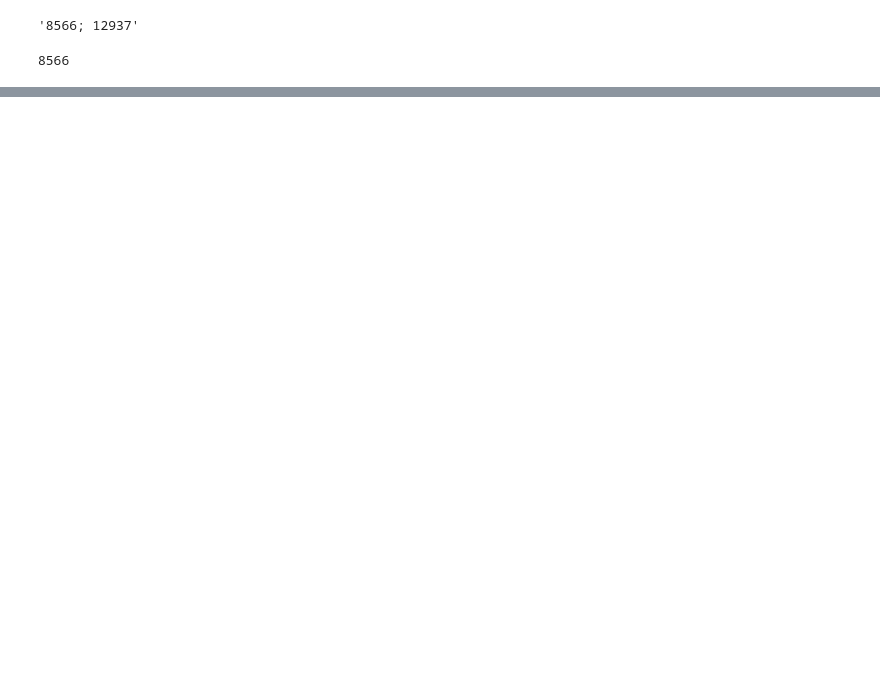
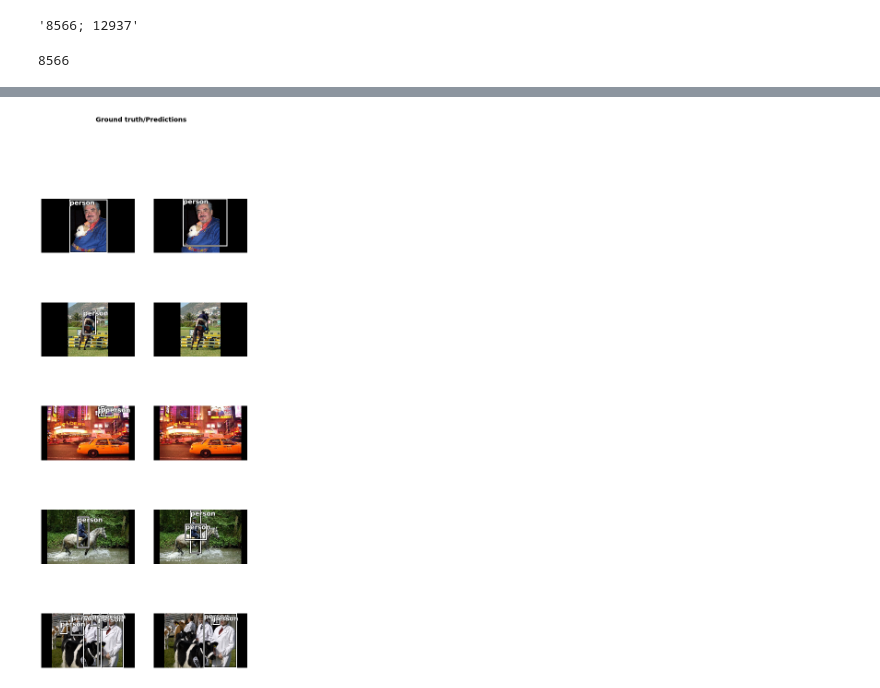
Before and after one commit to Mersive-Technologies/yolov3, a Jupyter notebook: fastai.ipynb, the cells around one changed output, grey strips where cells are left out. Drawn from its saved outputs; the diff is of its cells as text; code cells hidden in the pictures; blank space fills up the shorter version.

```diff
--- a/fastai.ipynb
+++ b/fastai.ipynb
@@ -71,7 +68,9 @@ data.show_batch(rows=2, ds_type=DatasetType.Valid, figsize=(8,8))
 # %%
 # Finally we have everything we need to make a learner
 learner = Learner(data, model, loss_func=partial(loss_func, model))
-learner.show_results()
+learner.show_results(rows=5)
+# %% [output]
+[figure, added]
 # %%
 # lr_find(learner)
 # %%
```
Also changed, not shown: parts of 7 cells of this notebook, 2 other files.
